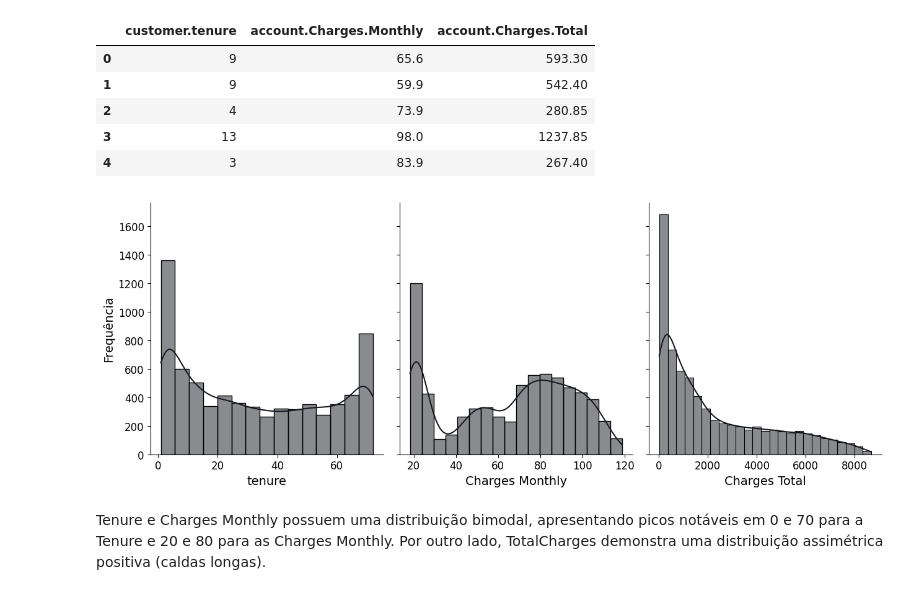
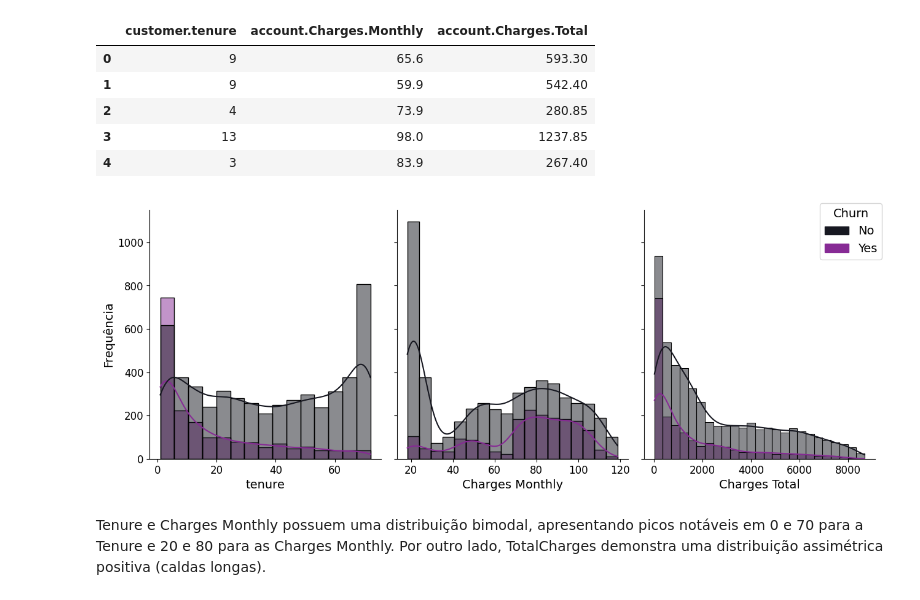
Before and after one commit to SarahBarbosa/churn-prediction, a Jupyter notebook: S01_Limpeza_analise_exploratoria_dos_dados.ipynb, the cells around one changed output. Cells and saved outputs as stored; diff of their text form; code cells hidden in the pictures.

```diff
--- a/S01_Limpeza_analise_exploratoria_dos_dados.ipynb
+++ b/S01_Limpeza_analise_exploratoria_dos_dados.ipynb
@@ -299,17 +299,25 @@ features_num.head()
 # %%
 fig, axes = plt.subplots(1, len(features_num.columns), figsize=(13, 5), sharey = True)
 
 for i, col in enumerate(features_num.columns):
-    sns.histplot(dados_md2[col], ax=axes[i], color=paleta[0], kde=True)
+    sns.histplot(data = dados_md2, x = dados_md2[col], hue='Churn', ax=axes[i], palette=paleta[:2], kde=True)
     sns.despine(right=True, top=True)
     col_name = ' '.join(col.split('.')[1:])
     axes[i].set_xlabel(col_name)
+    axes[i].legend([], [], frameon=False)
     axes[i].set_ylabel('Frequência')
+
+legend_labels = ['No', 'Yes']
+legend_colors = [paleta[0], paleta[1]]
+custom_legend = dict(zip(legend_labels, legend_colors))
+
+handles = [plt.Rectangle((0, 0), 1, 1, color=custom_legend[label], label=label) for label in legend_labels]
+legend = fig.legend(handles=handles, loc='upper right', bbox_to_anchor=(1, 1), title='Churn')
 
 plt.tight_layout()
 plt.show()
 # %% [output]
-[figure, old version]
+[figure, new version]
 # %% [markdown]
 Tenure e Charges Monthly possuem uma distribuição bimodal, apresentando picos notáveis em 0 e 70 para a Tenure e 20 e 80 para as Charges Monthly. Por outro lado, TotalCharges demonstra uma distribuição assimétrica positiva (caldas longas).
 # %% [markdown]
```
